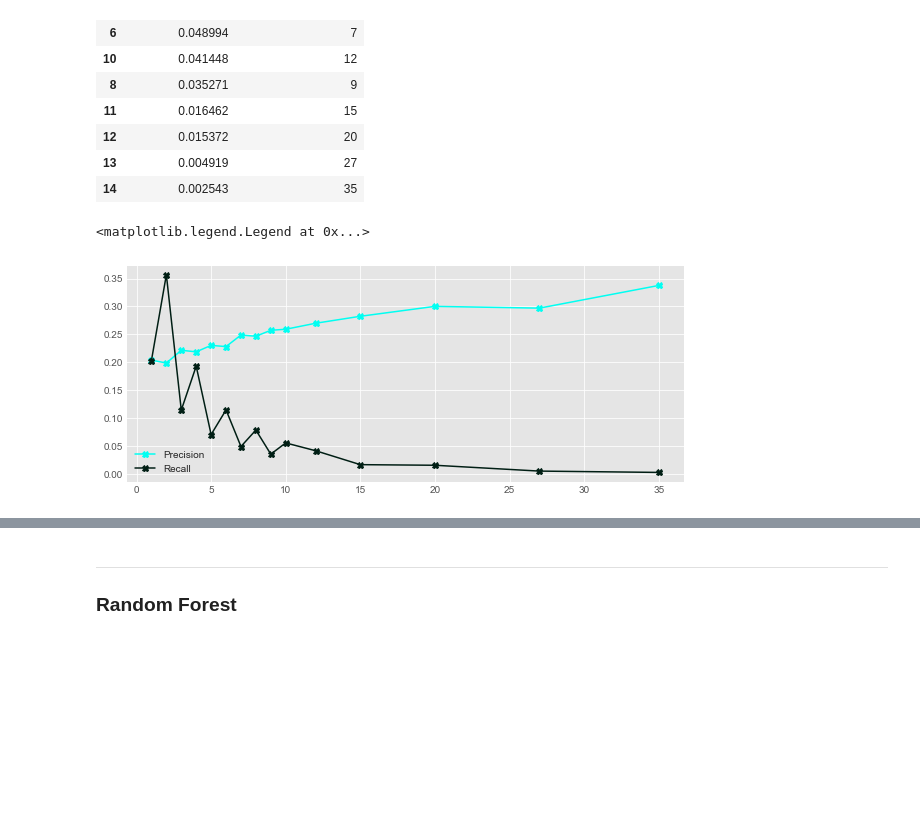
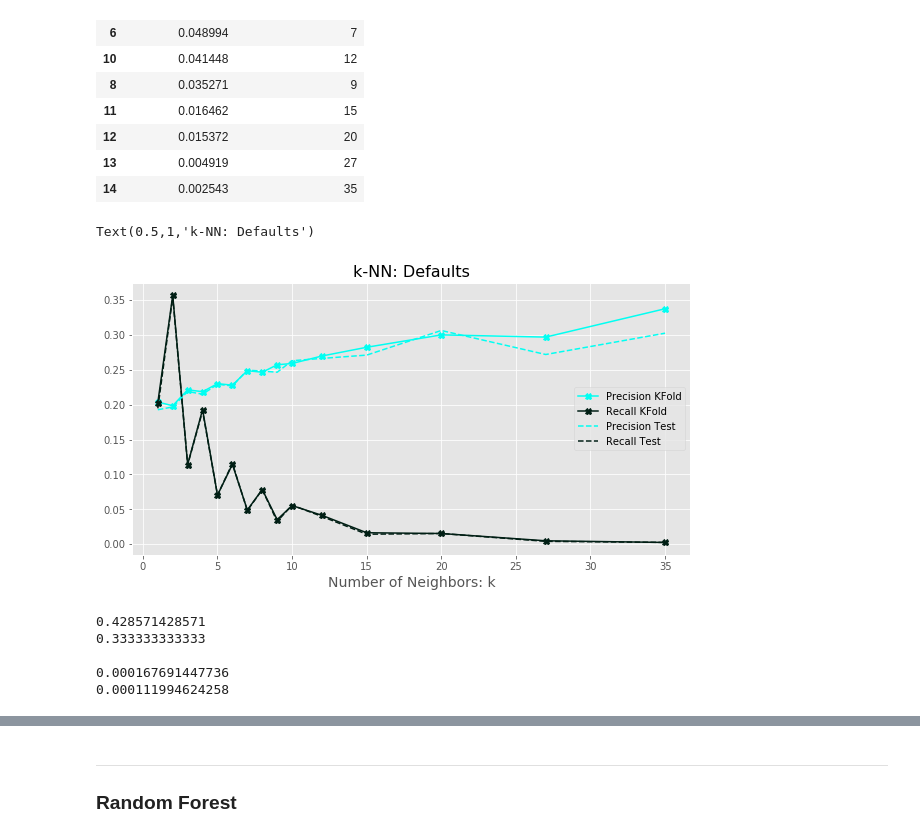
Before and after one commit to pandrewg/Lending-Club, a Jupyter notebook: analysis-pt3-regularization.ipynb, the cells around one changed output, grey strips where cells are left out. Cells and saved outputs as stored; diff of their text form; code cells hidden in the pictures; blank space fills up the shorter version.

```diff
--- a/analysis-pt3-regularization.ipynb
+++ b/analysis-pt3-regularization.ipynb
@@ -209,0 +305,20 @@ pd.DataFrame(clfREC.cv_results_).sort_values('mean_test_score',ascending=False)[
+# %%
+# test set results
+
+gnb_test_neg_pre = []
+gnb_test_neg_rec = []
+
+gnb_train_neg_pre = []
+gnb_train_neg_rec = []
+
+for k in params['priors']:
+
+    gnb = GaussianNB(priors=k).fit(features_train,targets_train.loan_status)
+
+    predictions = gnb.predict(features_test)
+    gnb_test_neg_pre.append(neg_precision(targets_test,predictions))
+    gnb_test_neg_rec.append(neg_recall(targets_test,predictions))
+
+    predictions = gnb.predict(features_train)
+    gnb_train_neg_pre.append(neg_precision(targets_train,predictions))
+    gnb_train_neg_rec.append(neg_recall(targets_train,predictions))
@@ -307,29 +459,60 @@ pd.read_csv('./data/re-knn-rec.csv').drop('Unnamed: 0',axis=1)\
 | 12 | 0.015372 | 20 |
 | 13 | 0.004919 | 27 |
 | 14 | 0.002543 | 35 |
+# %%
+# test set results
+
+knn_test_neg_pre = []
+knn_test_neg_rec = []
+
+for k in params['n_neighbors']:
+
+    knn = KNeighborsClassifier(n_neighbors=k).fit(features_train,targets_train.loan_status)
+    predictions = knn.predict(features_test)
+    knn_test_neg_pre.append(neg_precision(targets_test,predictions))
+    knn_test_neg_rec.append(neg_recall(targets_test,predictions))
 # %%
 # as we increase k, the recall approaches 0. this is very likely because of the class imbalance. since there are so few
 # minority class samples (dispersed in a sea of majority class samples), most of their neighbors will be majority class samples.
 # thus, only the samples in the very densest regions of the minority class will get classified correctly.
 
 # it would be interesting to apply resampling and test this idea ^ (this is definitely worth doing--as an exploration of
 # combining resampling with hyperparameter optimization)
 
-fig, ax = plt.subplots(1,1,figsize=(10,4))
+fig = plt.figure(figsize=(10,5))
 
+ax = fig.add_subplot(1,1,1)
 ax.plot(pd.read_csv('./data/re-knn-prec.csv')['param_n_neighbors'],\
         pd.read_csv('./data/re-knn-prec.csv')['mean_test_score'],'X-',color='#00fff2')
 ax.plot(pd.read_csv('./data/re-knn-rec.csv')['param_n_neighbors'],\
         pd.read_csv('./data/re-knn-rec.csv')['mean_test_score'],'X-',color='#001e14')
-ax.legend(['Precision','Recall','f1'])
+ax.plot(pd.read_csv('./data/re-knn-prec.csv')['param_n_neighbors'],\
+        knn_test_neg_pre,'--',color='#00fff2')
+ax.plot(pd.read_csv('./data/re-knn-rec.csv')['param_n_neighbors'],\
+        knn_test_neg_rec,'--',color='#001e14')
+ax.legend(['Precision KFold','Recall KFold','Precision Test','Recall Test'])
+ax.set_xlabel('Number of Neighbors: k',fontsize=14)
+ax.set_title('k-NN: Defaults',fontsize=16)
+
+#plt.savefig('./report/hyperparams/hyperparams-knn.jpg')
 # %% [output]
-<matplotlib.legend.Legend at 0x...>
+Text(0.5,1,'k-NN: Defaults')
-[figure, old version]
+[figure, new version]
 # %%
 # increases in precision seem to diminish quickly on both the test set and training set
 
 kNN1 = KNeighborsClassifier(n_neighbors=70).fit(features_train,targets_train.loan_status)
-neg_precision(targets_test.loan_status,kNN1.predict(features_test))
+print(neg_precision(targets_train.loan_status,kNN1.predict(features_train)))
+print(neg_precision(targets_test.loan_status,kNN1.predict(features_test)))
+print('')
+print(neg_recall(targets_train.loan_status,kNN1.predict(features_train)))
+print(neg_recall(targets_test.loan_status,kNN1.predict(features_test)))
+# %% [output]
+0.428571428571
+0.333333333333
+
+0.000167691447736
+0.000111994624258
 # %%
 print(neg_f1(targets_test.loan_status,clfF1.best_estimator_.predict(features_test)))
 print(neg_precision(targets_test.loan_status,clfPREC.best_estimator_.predict(features_test)))
```
Also changed, not shown: parts of 41 cells of this notebook, 3 other files.
